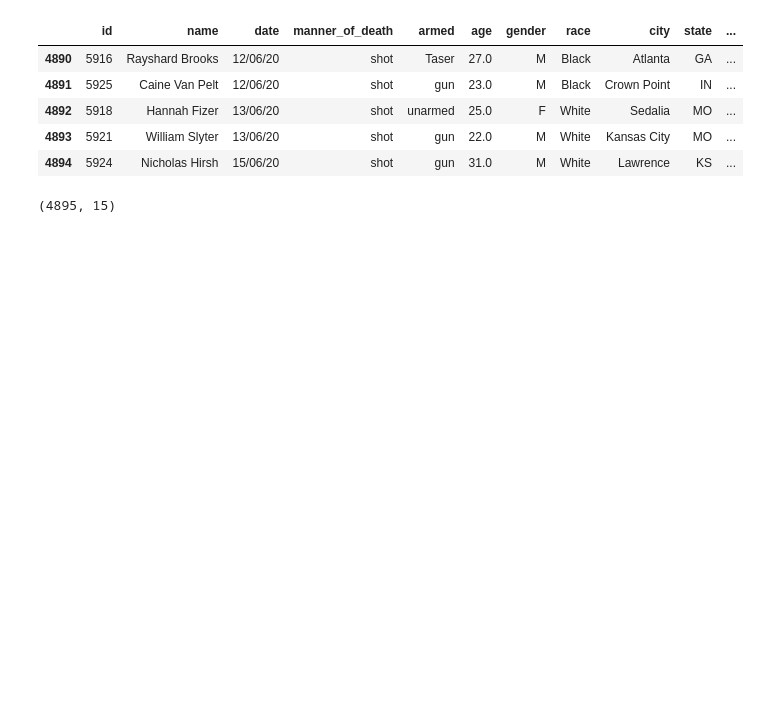
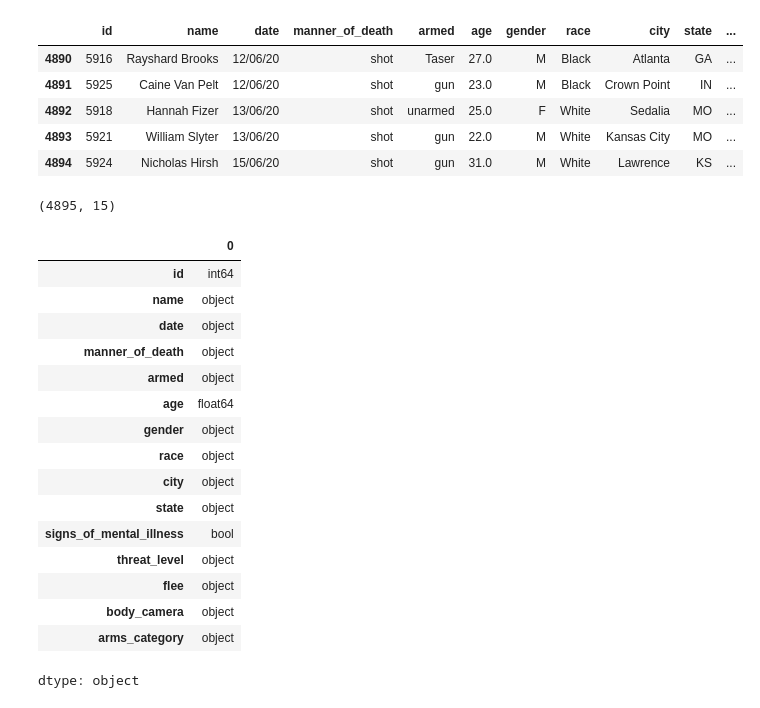
Before and after one commit to Vikaash7/21BDS0052-EDA, a Jupyter notebook: 21BDS0052.ipynb, the cells around one changed output. Cells and saved outputs as stored; diff of their text form; code cells hidden in the pictures; blank space fills up the shorter version.

```diff
--- a/21BDS0052.ipynb
+++ b/21BDS0052.ipynb
@@ -28,2 +31,22 @@ data.shape
 # %% [output]
 (4895, 15)
+# %%
+df.dtypes
+# %% [output]
+|  | 0 |
+| id | int64 |
+| name | object |
+| date | object |
+| manner_of_death | object |
+| armed | object |
+| age | float64 |
+| gender | object |
+| race | object |
+| city | object |
+| state | object |
+| signs_of_mental_illness | bool |
+| threat_level | object |
+| flee | object |
+| body_camera | object |
+| arms_category | object |
+dtype: object
```
Also changed, not shown: parts of 11 cells of this notebook.
